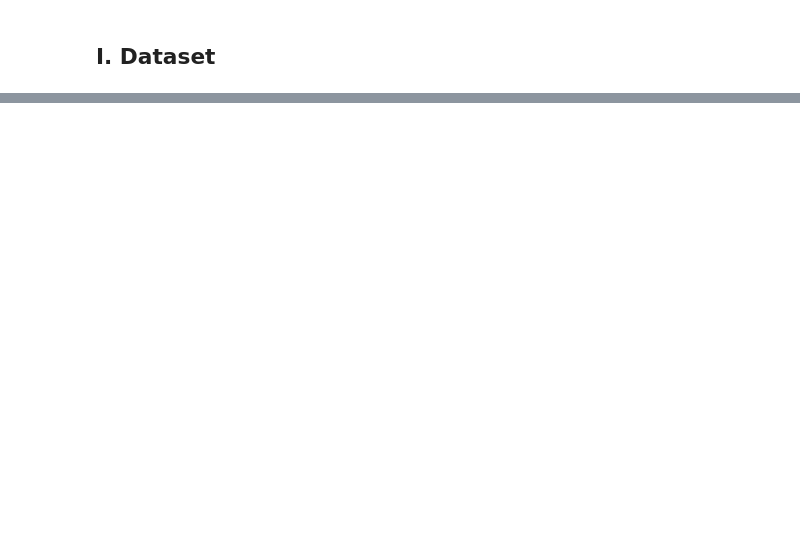
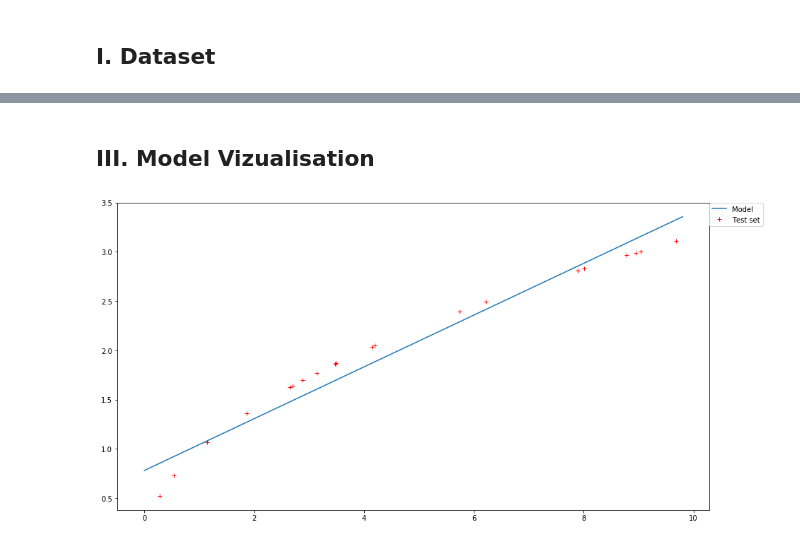
Before and after one commit to thaithai1/ML_from_scratch, a Jupyter notebook: LinearReg_run.ipynb, the cells around one changed output, grey strips where cells are left out. Cells and saved outputs as stored; diff of their text form; code cells hidden in the pictures; blank space fills up the shorter version.

```diff
--- a/LinearReg_run.ipynb
+++ b/LinearReg_run.ipynb
@@ -32,0 +45,12 @@ plt.show()
+# %% [markdown]
+## III. Model Vizualisation
+# %%
+X=np.arange(0,10,0.2).reshape(1,-1)
+Y=model.predict(X)
+plt.figure(figsize=(15,8))
+plt.plot(X.reshape(-1,1),Y.reshape(-1,1), label = 'Model')
+plt.plot(X_test.reshape(-1,1),Y_test.reshape(-1,1),'r+', label = 'Test set')
+plt.legend(bbox_to_anchor=(1.0, 1), loc=2, borderaxespad=0.)
+plt.show()
+# %% [output]
+[figure, added]
```
Also changed, not shown: parts of 7 cells of this notebook, 3 other files.
